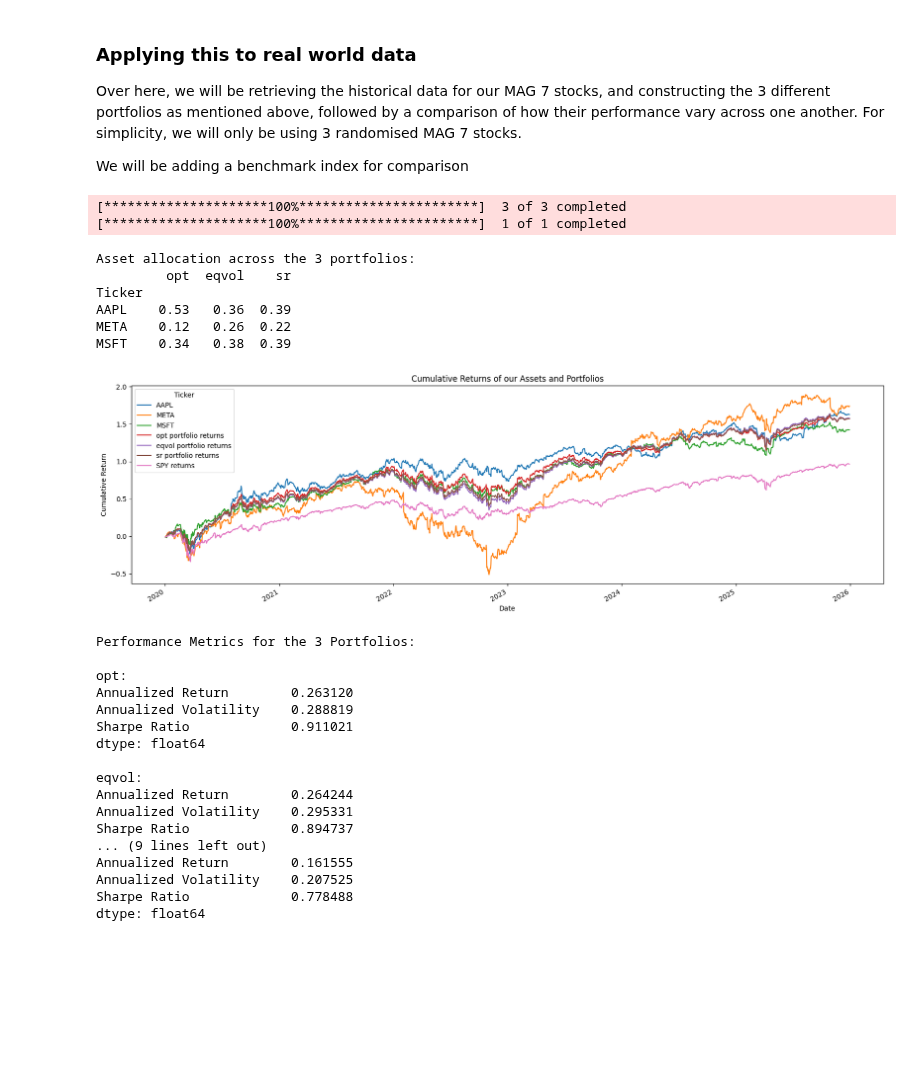
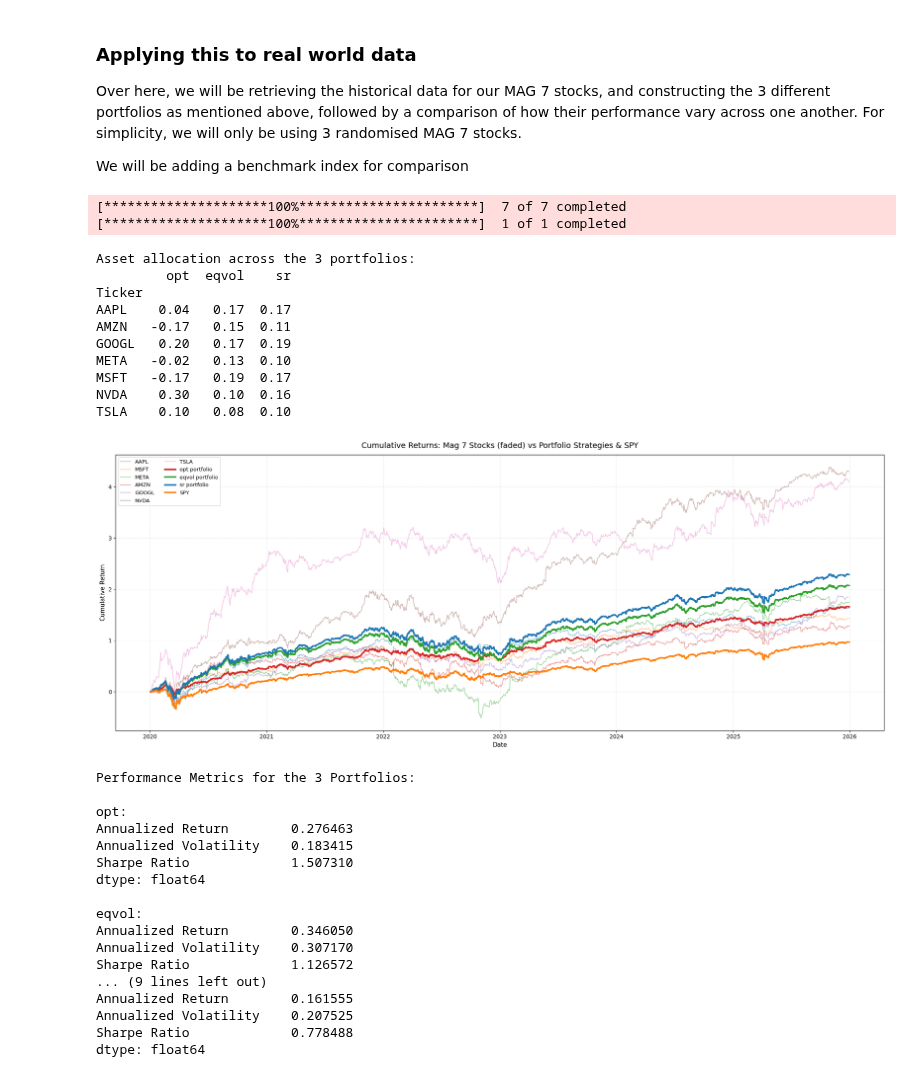
Before and after one commit to KevinTan1203/Systematic-Quant-Trading, a Jupyter notebook: Quantitative Concepts/4. Weights.ipynb, the cells around one changed output. Drawn from its saved outputs; the diff is of its cells as text; code cells hidden in the pictures; blank space fills up the shorter version.

Commit message:
Updated weights portfolio with summary statistics

```diff
--- a/Quantitative Concepts/4. Weights.ipynb
+++ b/Quantitative Concepts/4. Weights.ipynb
@@ -334,7 +334,7 @@ We will be adding a benchmark index for comparison
 # %%
 start_date = '2020-01-01'
 end_date = '2025-12-31'
-mag_7_tickers = ['AAPL', 'MSFT', 'META']
+mag_7_tickers = ['AAPL', 'MSFT', 'META', 'AMZN', 'GOOGL', 'NVDA', 'TSLA']
 benchmark_ticker = 'SPY'
 
 mag_7_data = yf.download(mag_7_tickers, start=start_date, end=end_date)['Close']
@@ -367,55 +367,85 @@ for col in weights.columns:
 # Add the benchmark returns to the combined_rets DataFrame for comparison
 combined_rets['SPY returns'] = benchmark_returns
 
 print("Asset allocation across the 3 portfolios:")
 print(weights.round(2))
 
 # Plot all the cumulative returns together
-combined_rets.cumsum().plot()
-plt.title("Cumulative Returns of our Assets and Portfolios")
-plt.xlabel("Date")
-plt.ylabel("Cumulative Return")
-plt.gcf().set_size_inches(20, 6) # Increase the size of the plot for better visibility
+plt.figure(figsize=(20, 8))
+
+# 1. Plot individual Mag 7 stocks with low alpha (background/faded)
+for ticker in mag_7_tickers:
+  plt.plot(
+    combined_rets.index,
+    combined_rets[ticker].cumsum(),
+    label=ticker,
+    alpha=0.45,           # ← reduced opacity here
+    linewidth=1.2
+  )
+
+portfolio_cols = [col for col in combined_rets.columns if 'portfolio' in col or 'SPY' in col]
+colors = ['#d62728', '#2ca02c', '#1f77b4', '#ff7f0e']  # red, green, blue, orange
+
+for i, col in enumerate(portfolio_cols):
+  plt.plot(
+    combined_rets.index,
+    combined_rets[col].cumsum(),
+    label=col.replace(' returns', ''),
+    linewidth=2.8,
+    color=colors[i % len(colors)],
+    alpha=1.0             # full opacity for main lines
+  )
+
+plt.title("Cumulative Returns: Mag 7 Stocks (faded) vs Portfolio Strategies & SPY", fontsize=14, pad=12)
+plt.xlabel("Date", fontsize=11)
+plt.ylabel("Cumulative Return", fontsize=11)
+plt.grid(True, alpha=0.3, linestyle='--')
+plt.legend(loc='upper left', bbox_to_anchor=(0, 1), ncol=2, fontsize=9.5, frameon=True)
+plt.tight_layout()
 plt.show()
 
 
 def performance_metrics(returns):
   metrics = {}
   metrics['Annualized Return'] = returns.mean() * 252
   metrics['Annualized Volatility'] = returns.std() * np.sqrt(252)
   metrics['Sharpe Ratio'] = returns.mean() / returns.std() * np.sqrt(252)
   return pd.Series(metrics)
 
 print("Performance Metrics for the 3 Portfolios:")
 for col in combo_rets.columns:
   print(f"\n{col}:")
   print(performance_metrics(combo_rets[col]))
 
 # We can also calculate the performance metrics for the benchmark for comparison
 print(f"\nBenchmark ({benchmark_ticker}):")
 print(performance_metrics(benchmark_returns[benchmark_ticker]))
 # %% [output]
-[*********************100%***********************]  3 of 3 completed
+[*********************100%***********************]  7 of 7 completed
 [*********************100%***********************]  1 of 1 completed
 Asset allocation across the 3 portfolios:
          opt  eqvol    sr
 Ticker
-AAPL    0.53   0.36  0.39
-META    0.12   0.26  0.22
-MSFT    0.34   0.38  0.39
+AAPL    0.04   0.17  0.17
+AMZN   -0.17   0.15  0.11
+GOOGL   0.20   0.17  0.19
+META   -0.02   0.13  0.10
+MSFT   -0.17   0.19  0.17
+NVDA    0.30   0.10  0.16
+TSLA    0.10   0.08  0.10
-[figure, old version]
+[figure, new version]
 Performance Metrics for the 3 Portfolios:
 
 opt:
-Annualized Return        0.263120
-Annualized Volatility    0.288819
-Sharpe Ratio             0.911021
+Annualized Return        0.276463
+Annualized Volatility    0.183415
+Sharpe Ratio             1.507310
 dtype: float64
 
 eqvol:
-Annualized Return        0.264244
-Annualized Volatility    0.295331
-Sharpe Ratio             0.894737
+Annualized Return        0.346050
+Annualized Volatility    0.307170
+Sharpe Ratio             1.126572
 ... (9 lines left out)
 Annualized Return        0.161555
 Annualized Volatility    0.207525
```
Also changed, not shown: parts of 1 cell of this notebook.
